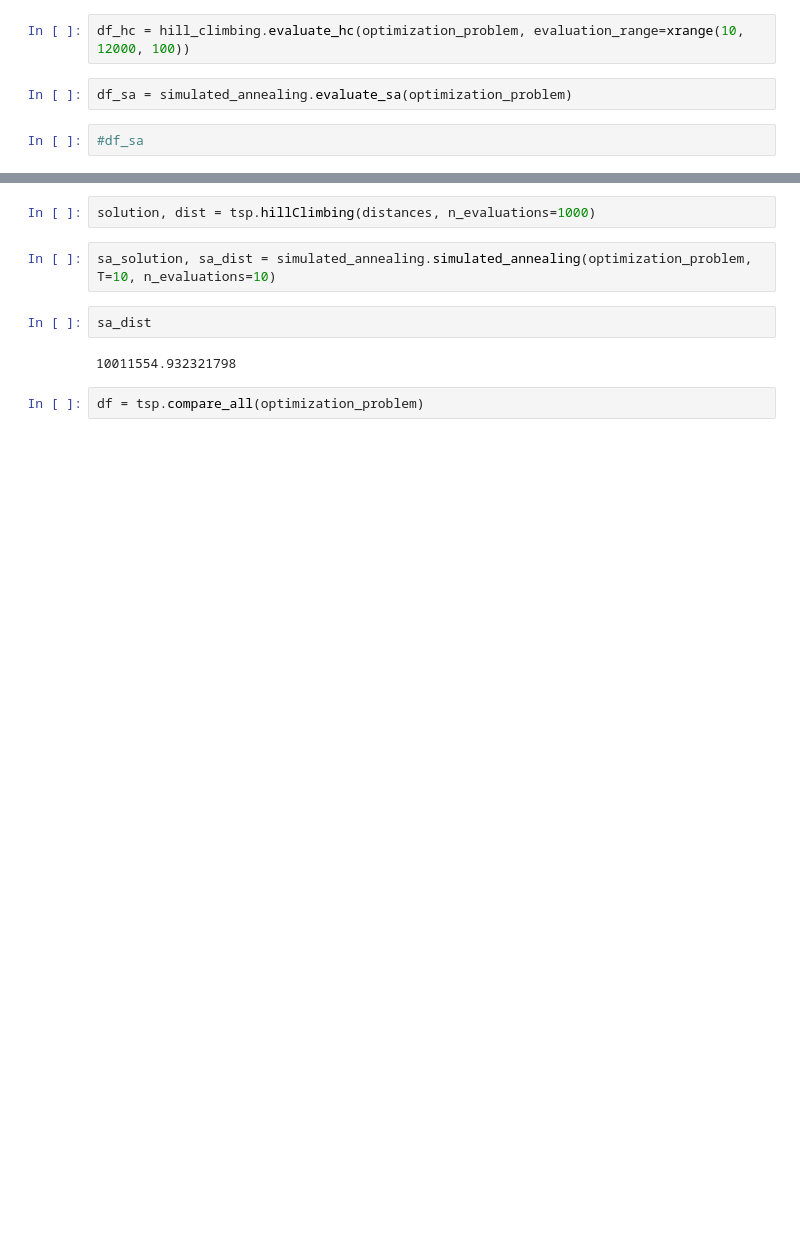
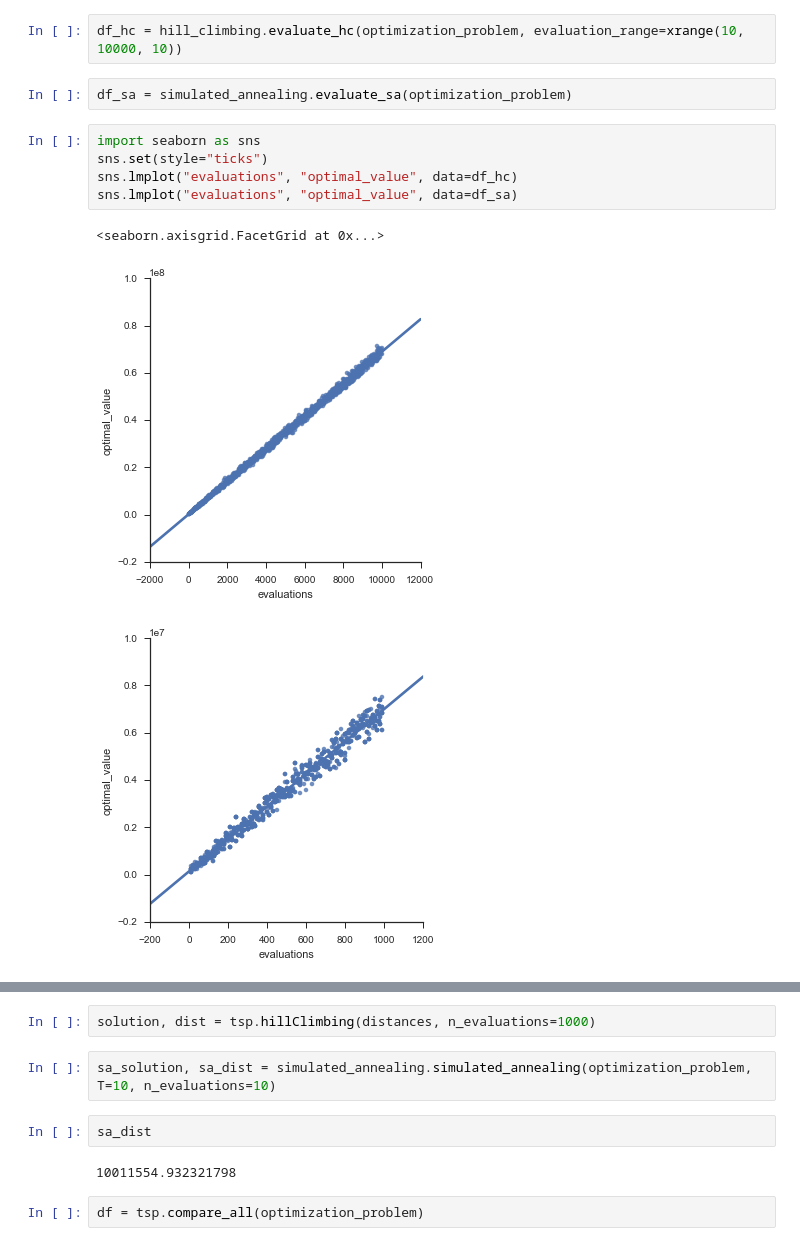
Before and after one commit to sshegheva/bag-of-algorithms, a Jupyter notebook: analysis/notebooks/RandomizedOptimization.ipynb, the cells around one changed output, grey strips where cells are left out. Drawn from its saved outputs; the diff is of its cells as text; blank space fills up the shorter version.

```diff
--- a/analysis/notebooks/RandomizedOptimization.ipynb
+++ b/analysis/notebooks/RandomizedOptimization.ipynb
@@ -84,11 +87,18 @@ from algo_evaluation.optimization import tsp, hill_climbing, simulated_annealing
 # %%
 optimization_problem = tsp.make_monalisa_tsp(df_sampled)
 # %%
-df_hc = hill_climbing.evaluate_hc(optimization_problem, evaluation_range=xrange(10, 12000, 100))
+df_hc = hill_climbing.evaluate_hc(optimization_problem, evaluation_range=xrange(10, 10000, 10))
 # %%
 df_sa = simulated_annealing.evaluate_sa(optimization_problem)
-# %%
-#df_sa
+# %%
+import seaborn as sns
+sns.set(style="ticks")
+sns.lmplot("evaluations", "optimal_value", data=df_hc)
+sns.lmplot("evaluations", "optimal_value", data=df_sa)
+# %% [output]
+<seaborn.axisgrid.FacetGrid at 0x...>
+[figure, added]
+[figure, added]
 # %%
 import seaborn as sns
 sns.set(style="ticks")
```
Also changed, not shown: parts of 24 cells of this notebook, 12 other files.
